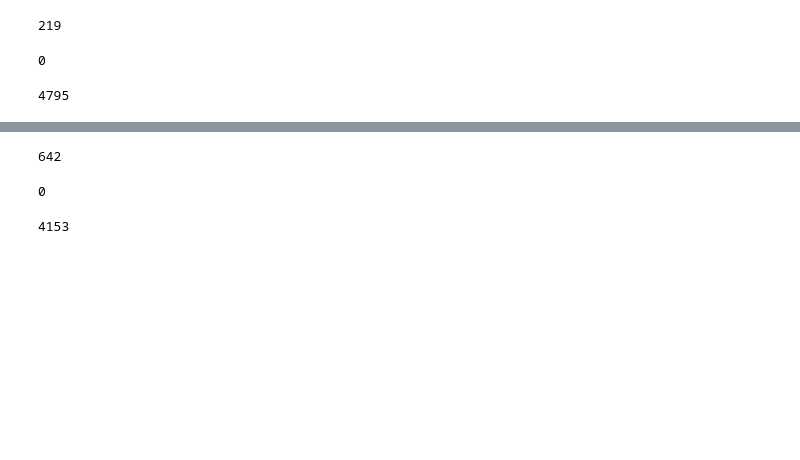
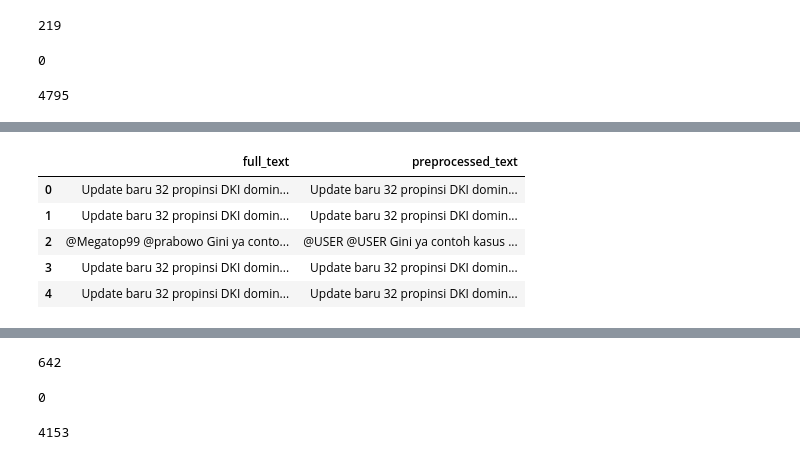
Before and after one commit to Arthdrm/PythonCode, a Jupyter notebook: scrapping-data-viz/data_lab.ipynb, the cells around one changed output, grey strips where cells are left out. Drawn from its saved outputs; the diff is of its cells as text; code cells hidden in the pictures; blank space fills up the shorter version.

```diff
--- a/scrapping-data-viz/data_lab.ipynb
+++ b/scrapping-data-viz/data_lab.ipynb
@@ -75,3 +98,6 @@ df.head()
 | 6 | 1769660177320652966 | Tue Mar 19 23:56:45 +0000 2024 | 0 | @PutraPe24992947 @Dennysiregar7 @... | @PutraPe24992947 @Dennysiregar7 @... | 1770238008534712823 | NaN | ... |
 | 7 | 1769896257672380790 | Tue Mar 19 23:56:16 +0000 2024 | 0 | @ANDALASHUSNI Tps ku menang prabo... | @ANDALASHUSNI But can Prabowo win... | 1770237885666767019 | NaN | ... |
 | 8 | 1770013661173817536 | Tue Mar 19 23:56:04 +0000 2024 | 0 | @prabowo Petani yg d gusur kenapa... | @prabowo Farmers who have been ev... | 1770237837566480478 | https://pbs.twimg.com/media/GJEl7... | ... |
+# %%
+df['preprocessed_text'] = df['full_text'].apply(lambda x: preprocess_tweet(x, shorten=2, lang="en"))
+df.head()
@@ -78,3 +111,12 @@ df.head()
+# %%
+df[['full_text', 'preprocessed_text']].head()
+# %% [output]
+|  | full_text | preprocessed_text |
+| 0 | Update baru 32 propinsi DKI domin... | Update baru 32 propinsi DKI domin... |
+| 1 | Update baru 32 propinsi DKI domin... | Update baru 32 propinsi DKI domin... |
+| 2 | @Megatop99 @prabowo Gini ya conto... | @USER @USER Gini ya contoh kasus ... |
+| 3 | Update baru 32 propinsi DKI domin... | Update baru 32 propinsi DKI domin... |
+| 4 | Update baru 32 propinsi DKI domin... | Update baru 32 propinsi DKI domin... |
 # %%
 df.to_csv("translated_prabowo.csv")
 # %%
```
Also changed, not shown: parts of 3 cells of this notebook.
